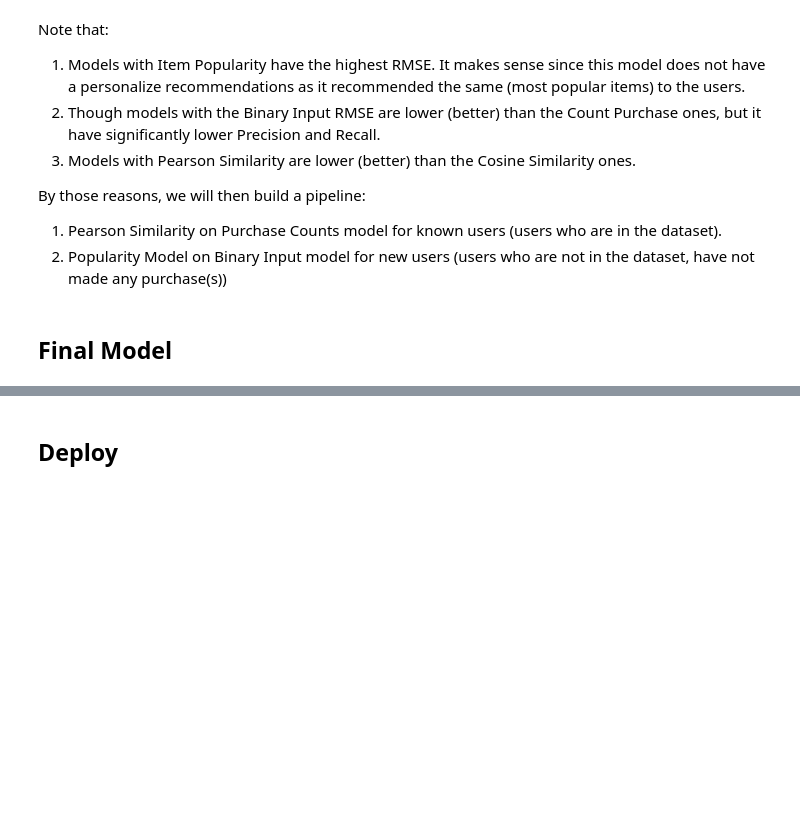
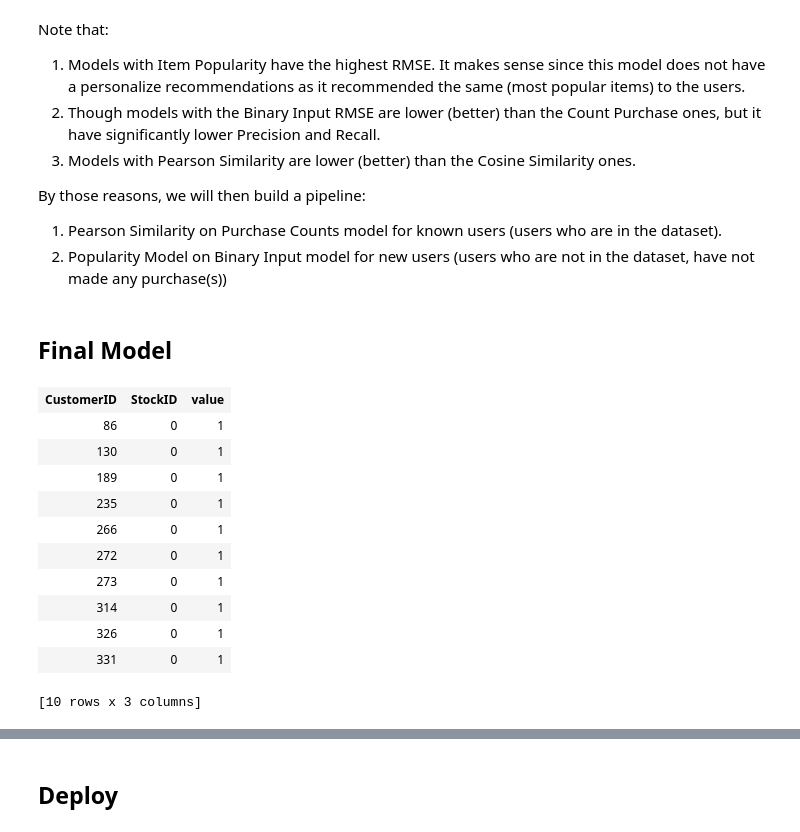
Before and after one commit to nfarrasd/Dynamic-Recommender-System-Web-App, a Jupyter notebook: Recommender System & Segmentation.ipynb, the cells around one changed output, grey strips where cells are left out. Cells and saved outputs as stored; diff of their text form; code cells hidden in the pictures; blank space fills up the shorter version.

```diff
--- a/Recommender System & Segmentation.ipynb
+++ b/Recommender System & Segmentation.ipynb
@@ -866,4 +900,19 @@ targets = 'value'
 users_to_recommend = list(set(data[users_id]))
 n_rec = 10 # number of items to recommend
 n_display = 30 # to display the first few rows in an output dataset
+# %%
+tc.SFrame(binary_data).head()
+# %% [output]
+| CustomerID | StockID | value |
+| 86 | 0 | 1 |
+| 130 | 0 | 1 |
+| 189 | 0 | 1 |
+| 235 | 0 | 1 |
+| 266 | 0 | 1 |
+| 272 | 0 | 1 |
+| 273 | 0 | 1 |
+| 314 | 0 | 1 |
+| 326 | 0 | 1 |
+| 331 | 0 | 1 |
+[10 rows x 3 columns]
 # %%
```
Also changed, not shown: parts of 16 cells of this notebook, 3 other files.
